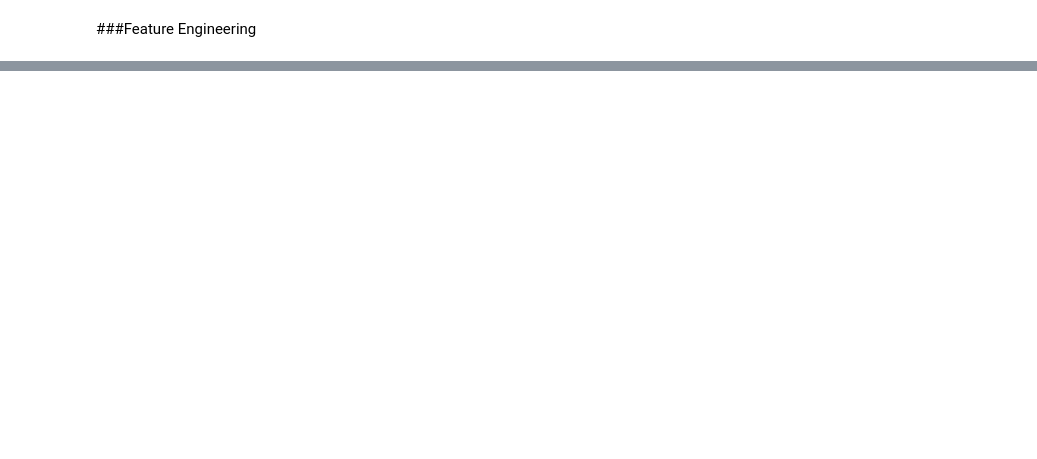
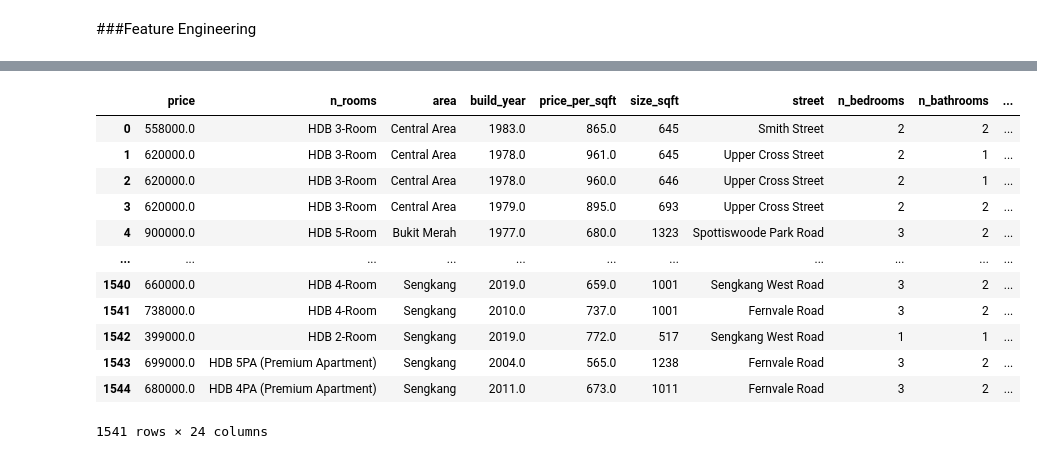
Before and after one commit to sneha0more/singapore-housing-price-mlops-pipeline, a Jupyter notebook: data/data_validation_feature_engineering.ipynb, the cells around one changed output, grey strips where cells are left out. Saved outputs shown, nothing was run; the diff lists cells and outputs as text; code cells hidden in the pictures; blank space fills up the shorter version.

```diff
--- a/data/data_validation_feature_engineering.ipynb
+++ b/data/data_validation_feature_engineering.ipynb
@@ -262,0 +279,25 @@ df
+# %%
+import re
+
+# Extract block number (e.g., 533, 110, 441D, etc.)
+
+df['block'] = df['title'].str.extract(r'^(\d+\w?)')
+df['block']
+
+df = df.drop(columns=["title"])
+df = df.rename(columns={'road_name': 'street'})
+df
+# %% [output]
+|  | price | n_rooms | area | build_year | price_per_sqft | size_sqft | street | n_bedrooms | n_bathrooms | ... |
+| 0 | 558000.0 | HDB 3-Room | Central Area | 1983.0 | 865.0 | 645 | Smith Street | 2 | 2 | ... |
+| 1 | 620000.0 | HDB 3-Room | Central Area | 1978.0 | 961.0 | 645 | Upper Cross Street | 2 | 1 | ... |
+| 2 | 620000.0 | HDB 3-Room | Central Area | 1978.0 | 960.0 | 646 | Upper Cross Street | 2 | 1 | ... |
+| 3 | 620000.0 | HDB 3-Room | Central Area | 1979.0 | 895.0 | 693 | Upper Cross Street | 2 | 2 | ... |
+| 4 | 900000.0 | HDB 5-Room | Bukit Merah | 1977.0 | 680.0 | 1323 | Spottiswoode Park Road | 3 | 2 | ... |
+| ... | ... | ... | ... | ... | ... | ... | ... | ... | ... | ... |
+| 1540 | 660000.0 | HDB 4-Room | Sengkang | 2019.0 | 659.0 | 1001 | Sengkang West Road | 3 | 2 | ... |
+| 1541 | 738000.0 | HDB 4-Room | Sengkang | 2010.0 | 737.0 | 1001 | Fernvale Road | 3 | 2 | ... |
+| 1542 | 399000.0 | HDB 2-Room | Sengkang | 2019.0 | 772.0 | 517 | Sengkang West Road | 1 | 1 | ... |
+| 1543 | 699000.0 | HDB 5PA (Premium Apartment) | Sengkang | 2004.0 | 565.0 | 1238 | Fernvale Road | 3 | 2 | ... |
+| 1544 | 680000.0 | HDB 4PA (Premium Apartment) | Sengkang | 2011.0 | 673.0 | 1011 | Fernvale Road | 3 | 2 | ... |
+1541 rows × 24 columns
```
Also changed, not shown: parts of 19 cells of this notebook, 1 other file.
